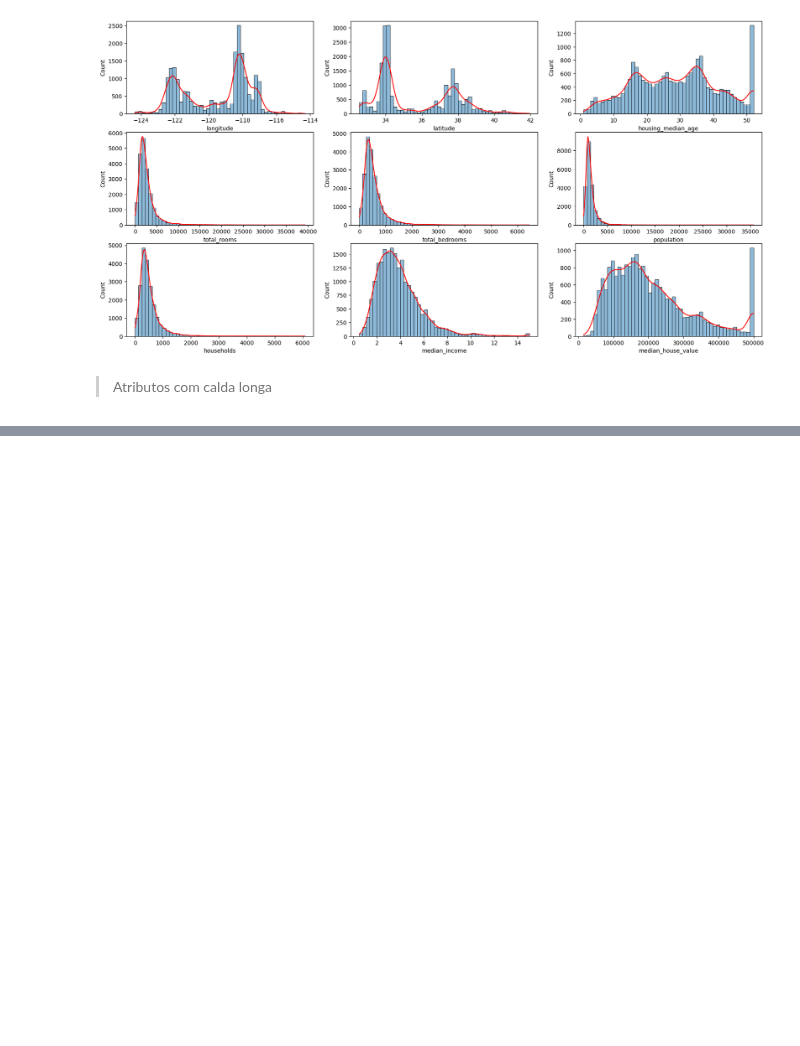
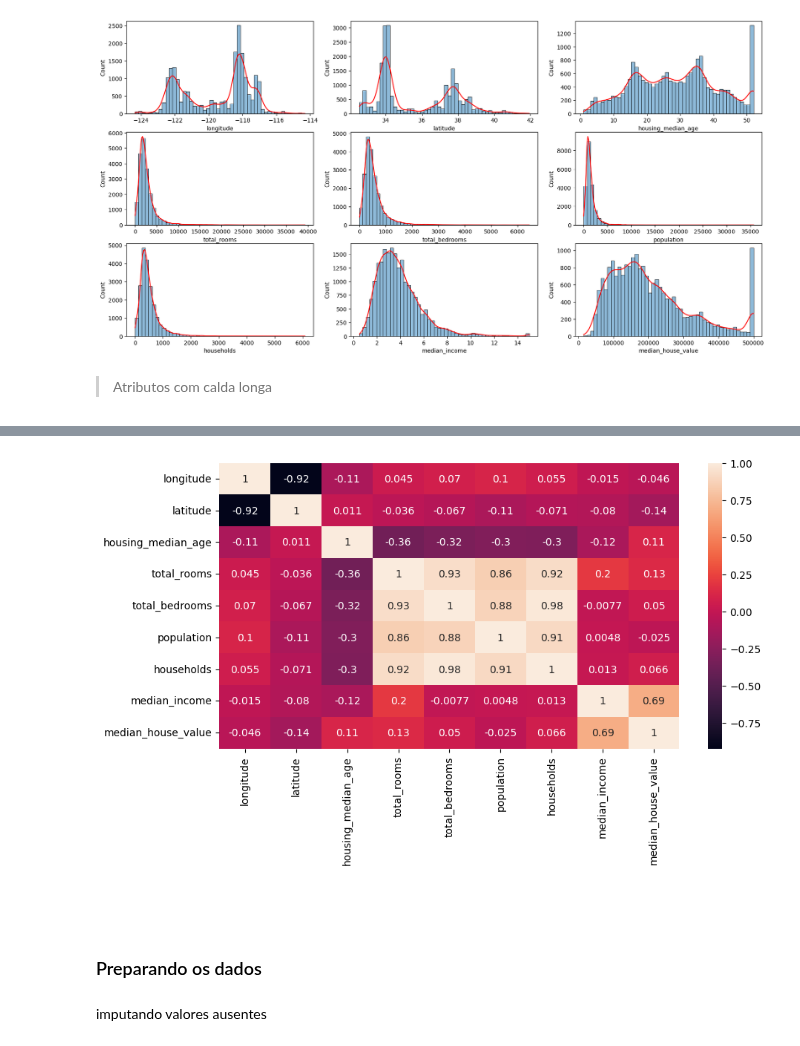
Before and after one commit to kaladabrio2020/livro-aprendizado-de-maquina-sklearn-keras-tf, a Jupyter notebook: Parte I : Os Conceitos Básicos de Aprendizado de Máquina/Capítulo 2 - Projeto Aprendizado de Máquina Ponta a Ponta/Regressão.ipynb, the cells around one changed output, grey strips where cells are left out. Cells and saved outputs as stored; diff of their text form; code cells hidden in the pictures; blank space fills up the shorter version.

```diff
--- a/Parte I : Os Conceitos Básicos de Aprendizado de Máquina/Capítulo 2 - Projeto Aprendizado de Máquina Ponta a Ponta/Regressão.ipynb
+++ b/Parte I : Os Conceitos Básicos de Aprendizado de Máquina/Capítulo 2 - Projeto Aprendizado de Máquina Ponta a Ponta/Regressão.ipynb
@@ -133,0 +187,10 @@ plt.show()
+# %%
+plt.figure(figsize=(10,5))
+sea.heatmap(data.select_dtypes(exclude='object').corr(),annot=True)
+plt.show()
+# %% [output]
+[figure, added]
+# %% [markdown]
+&nbsp;
+# %% [markdown]
+### Preparando os dados
@@ -133,0 +200,2 @@ plt.show()
+# %% [markdown]
+imputando valores ausentes
```
Also changed, not shown: parts of 40 cells of this notebook, 3 other files.
